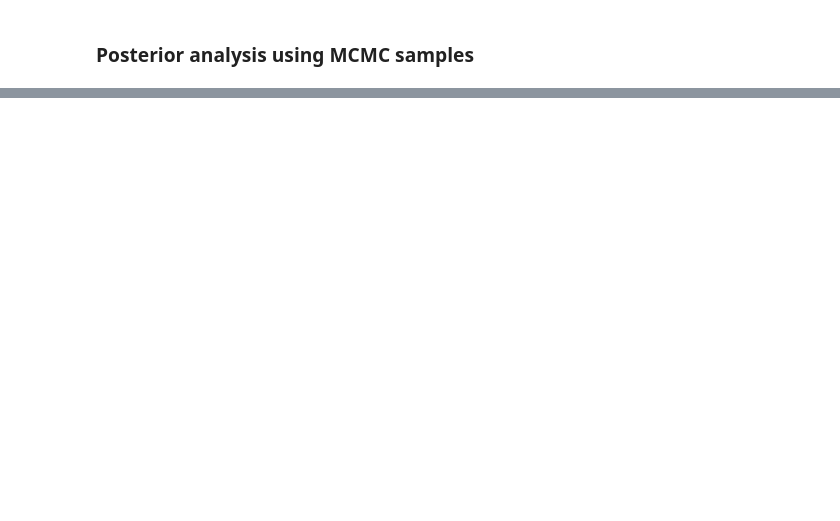
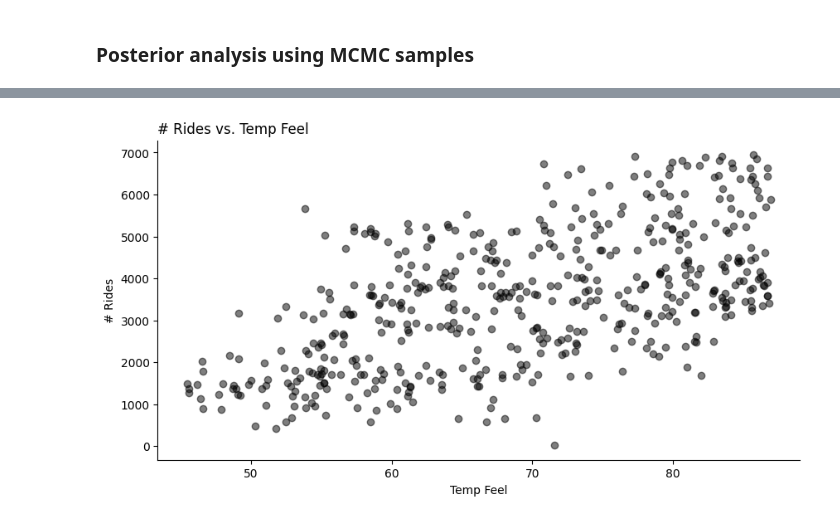
Before and after one commit to libertininick/bayesian-stats, a Jupyter notebook: notebooks/mcmc.ipynb, the cells around one changed output, grey strips where cells are left out. Drawn from its saved outputs; the diff is of its cells as text; code cells hidden in the pictures; blank space fills up the shorter version.

```diff
--- a/notebooks/mcmc.ipynb
+++ b/notebooks/mcmc.ipynb
@@ -220,0 +234,5 @@ ax.legend();
+# %%
+env_config = dotenv_values()
+data_dir = Path(env_config["DATA_DIR"])
+data = pd.read_csv(data_dir / "bikes.csv")
+data.head()
@@ -220,0 +246,13 @@ ax.legend();
+# %%
+_, ax = plt.subplots(figsize=(10,5))
+ax.scatter(data.temp_feel, data.rides, color="black", alpha=0.5)
+ax.spines[['right', 'top']].set_visible(False)
+ax.set_title(
+    "# Rides vs. Temp Feel",
+    loc='left',
+    fontdict={'fontsize': 12}
+)
+ax.set_xlabel("Temp Feel");
+ax.set_ylabel("# Rides");
+# %% [output]
+[figure, added]
```
Also changed, not shown: parts of 15 cells of this notebook, 1 other file.
